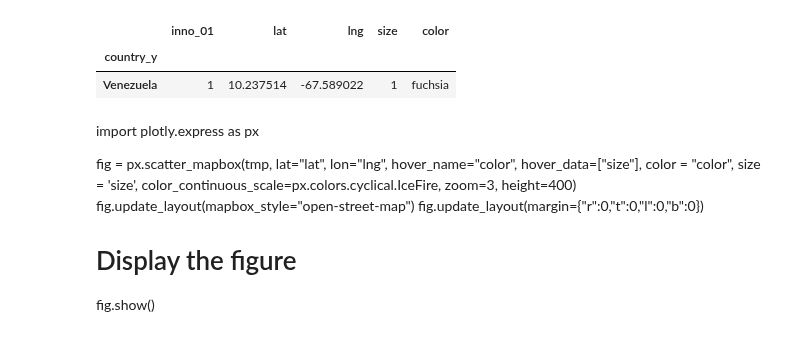
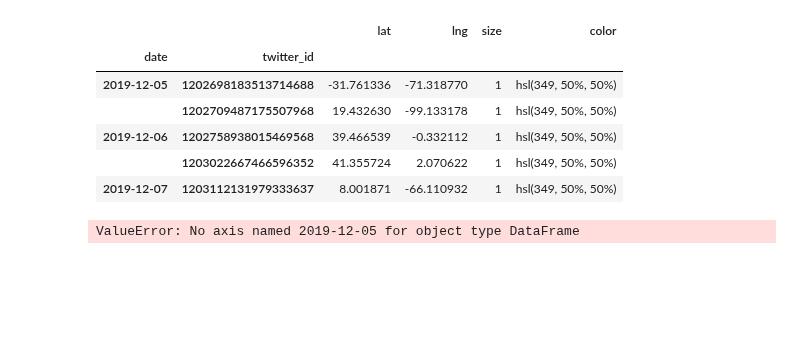
Before and after one commit to thereallinusrg/LILI, a Jupyter notebook: code/viz_linus3.ipynb, the cells around one changed output. Saved outputs shown, nothing was run; the diff lists cells and outputs as text; code cells hidden in the pictures; blank space fills up the shorter version.

```diff
--- a/code/viz_linus3.ipynb
+++ b/code/viz_linus3.ipynb
@@ -27,33 +26,24 @@ Columns (53) have mixed types. Specify dtype option on import or set low_memory=
 # %%
+inno_choose = 'inno_02'
 def process_geocodedtwitter_data(df, zone = 'country_y', inno_choose=inno_choose):
 
     # Choose Innovation
     df = df[df.inno_nr == inno_choose]
     df = df.reset_index()
 
-    # Saving countries positions (latitude and longitude per subzones)
-    country_position = df[[f'{zone}', 'lat', 'lng']].drop_duplicates([f'{zone}']).set_index([f'{zone}'])
+    df= df.set_index(['date', 'twitter_id'])
 
-    # Pivoting per category
-    cats = list(df.inno_nr.unique())
-    cats.sort()
-
-    df = pd.pivot_table(df, values='innoint', index=['date', f'{zone}'], columns=['inno_nr'])
-    df.columns = cats
-
-    # Merging locations after pivoting
-    df = df.join(country_position)
+    df = df[['lat', 'lng']].copy()
 
     # Filling nan values with 0
     df = df.fillna(0)
 
     # Compute bubble sizes
-    df['size'] = df[inno_choose]
+    df['size'] = 1 #df[inno_choose]
 
     # Compute bubble color
-    df['color'] = 'fuchsia' #df[cats].sum(axis=1)
+    N = len(df)
+    HSL_tuples = [f'hsl({int(x*350.0/N)}, 50%, 50%)' for x in range(N)]
+    df['color'] = HSL_tuples #df[cats].sum(axis=1)
 
     return df
-# %%
-df = process_geocodedtwitter_data(df)
-df.head(10)
@@ -73,25 +50,29 @@ df.head(10)
-# %%
-day = df.index[-1][0]
-tmp = df.xs(day)
-tmp
-# %% [output]
-|  | inno_01 | lat | lng | size | color |
-| country_y |  |  |  |  |  |
-| Venezuela | 1 | 10.237514 | -67.589022 | 1 | fuchsia |
-# %% [markdown]
-import plotly.express as px
-
-fig = px.scatter_mapbox(tmp, lat="lat", lon="lng", hover_name="color", hover_data=["size"],
-                        color = "color",
-                        size = 'size',
-                        color_continuous_scale=px.colors.cyclical.IceFire,
-                        zoom=3, height=400)
-fig.update_layout(mapbox_style="open-street-map")
-fig.update_layout(margin={"r":0,"t":0,"l":0,"b":0})
-
-
-# Display the figure
-fig.show()
+# %%
+df_viz = process_geocodedtwitter_data(df)
+tester = df_viz.tail(5)
+# %%
+tester
+# %% [output]
+|  |  | lat | lng | size | color |
+| date | twitter_id |  |  |  |  |
+| 2019-12-05 | 1202698183513714688 | -31.761336 | -71.318770 | 1 | hsl(349, 50%, 50%) |
+|  | 1202709487175507968 | 19.432630 | -99.133178 | 1 | hsl(349, 50%, 50%) |
+| 2019-12-06 | 1202758938015469568 | 39.466539 | -0.332112 | 1 | hsl(349, 50%, 50%) |
+|  | 1203022667466596352 | 41.355724 | 2.070622 | 1 | hsl(349, 50%, 50%) |
+| 2019-12-07 | 1203112131979333637 | 8.001871 | -66.110932 | 1 | hsl(349, 50%, 50%) |
+# %%
+df_perm = pd.DataFrame()
+for idx, data in tester.groupby(level=0):
+
+    # build new multiindex model
+    # add to previous
+    # append
+
+
+    print(tester.loc(idx))
+    idprev = idx
+# %% [output]
+ValueError: No axis named 2019-12-05 for object type DataFrame
 # %%
 # Selecting the day to display
 #day = '2012-01-01'
```
Also changed, not shown: parts of 13 cells of this notebook, 2 other files.
